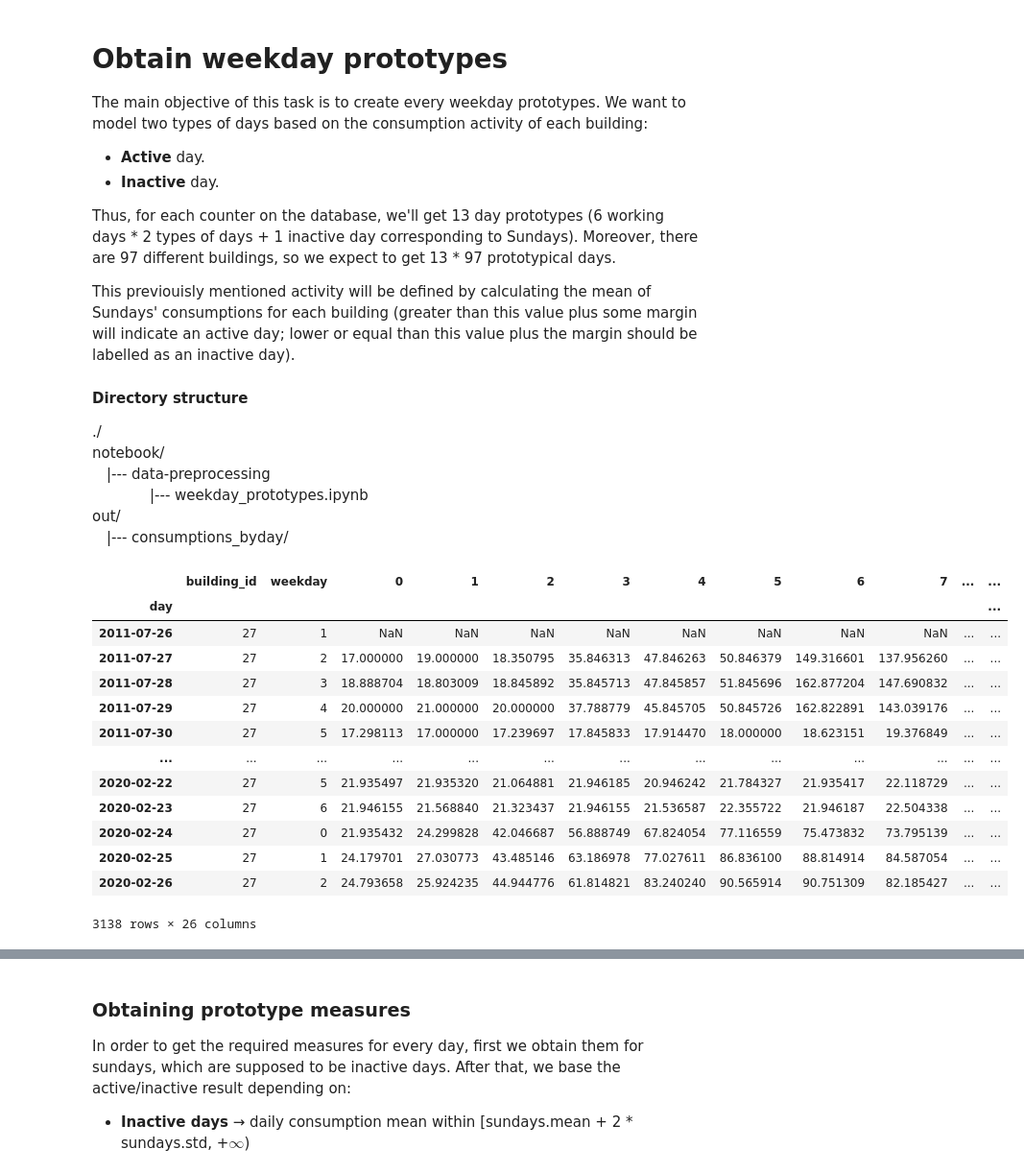
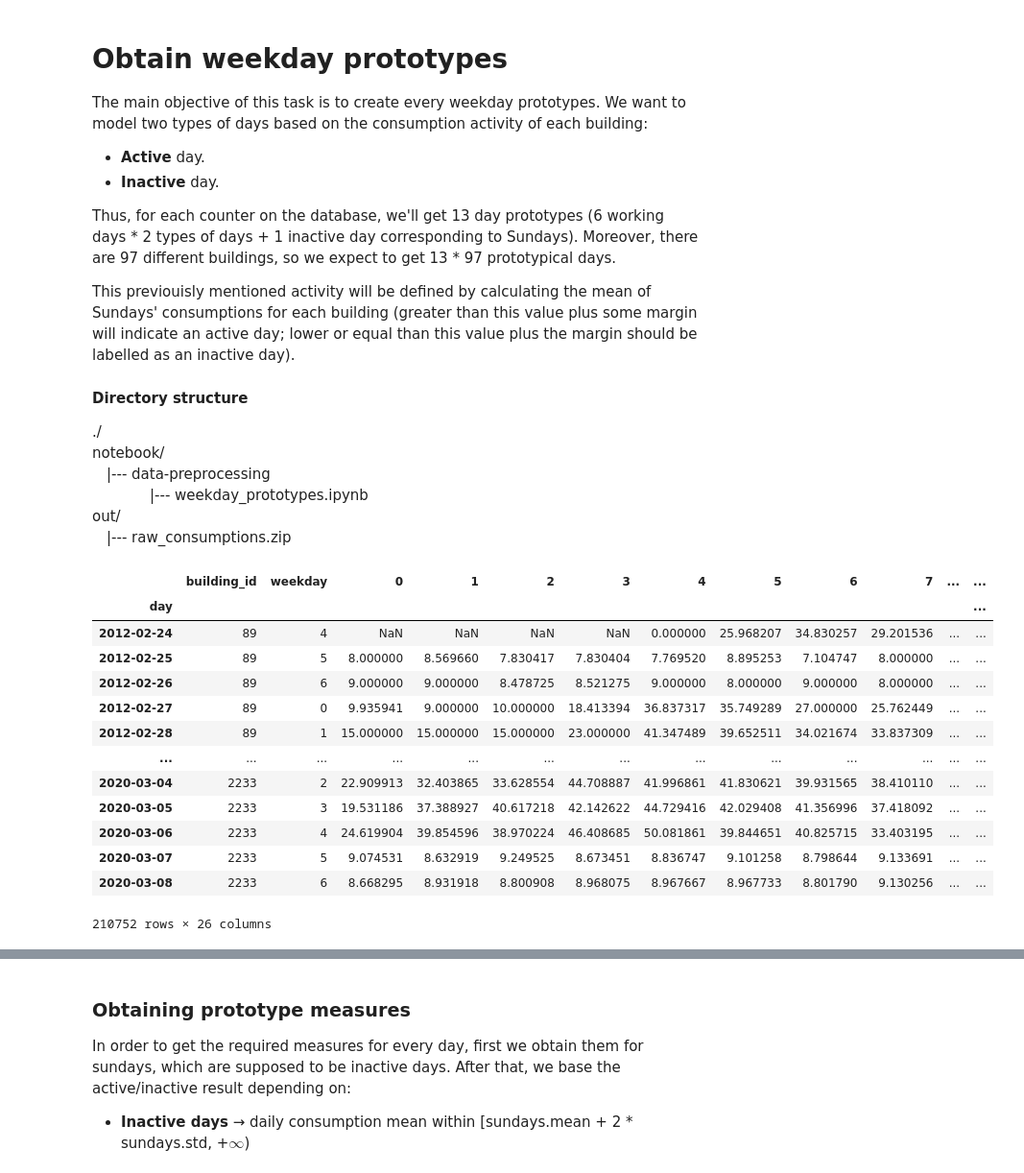
Before and after one commit to thmasker/DAntE, a Jupyter notebook: notebook/data-preprocessing/weekday_prototypes.ipynb, the cells around one changed output, grey strips where cells are left out. Shown: that part at 96% size. Cells and saved outputs as stored; diff of their text form; code cells hidden in the pictures.

```diff
--- a/notebook/data-preprocessing/weekday_prototypes.ipynb
+++ b/notebook/data-preprocessing/weekday_prototypes.ipynb
@@ -14,28 +14,28 @@ notebook/<br></br>
     &emsp;|--- data-preprocessing<br></br>
     &emsp;&emsp;&emsp;&emsp;|--- weekday_prototypes.ipynb<br></br>
 out/<br></br>
-    &emsp;|--- consumptions_byday/<br></br>
+    &emsp;|--- raw_consumptions.zip
 # %%
-CONS_PATH = 'C:/Users/thmas/OneDrive - Universidad de Castilla-La Mancha/Informática/TFG/out/consumptions_byday/'
+CONS_PATH = 'C:/Users/thmas/OneDrive - Universidad de Castilla-La Mancha/Informática/TFG/out/'
 # %%
 import pandas as pd
 # %%
 counter_id = 27 # Counter ID example
 
-raw_df = pd.read_pickle(CONS_PATH + 'counter_' + str(counter_id) + '_byDay.zip')
-raw_df
+raw = pd.read_pickle(CONS_PATH + 'raw_consumptions.zip')
+raw
 # %% [output]
 |  | building_id | weekday | 0 | 1 | 2 | 3 | 4 | 5 | 6 | 7 | ... | ... |
 | day |  |  |  |  |  |  |  |  |  |  |  | ... |
-| 2011-07-26 | 27 | 1 | NaN | NaN | NaN | NaN | NaN | NaN | NaN | NaN | ... | ... |
-| 2011-07-27 | 27 | 2 | 17.000000 | 19.000000 | 18.350795 | 35.846313 | 47.846263 | 50.846379 | 149.316601 | 137.956260 | ... | ... |
-| 2011-07-28 | 27 | 3 | 18.888704 | 18.803009 | 18.845892 | 35.845713 | 47.845857 | 51.845696 | 162.877204 | 147.690832 | ... | ... |
-| 2011-07-29 | 27 | 4 | 20.000000 | 21.000000 | 20.000000 | 37.788779 | 45.845705 | 50.845726 | 162.822891 | 143.039176 | ... | ... |
-| 2011-07-30 | 27 | 5 | 17.298113 | 17.000000 | 17.239697 | 17.845833 | 17.914470 | 18.000000 | 18.623151 | 19.376849 | ... | ... |
+| 2012-02-24 | 89 | 4 | NaN | NaN | NaN | NaN | 0.000000 | 25.968207 | 34.830257 | 29.201536 | ... | ... |
+| 2012-02-25 | 89 | 5 | 8.000000 | 8.569660 | 7.830417 | 7.830404 | 7.769520 | 8.895253 | 7.104747 | 8.000000 | ... | ... |
+| 2012-02-26 | 89 | 6 | 9.000000 | 9.000000 | 8.478725 | 8.521275 | 9.000000 | 8.000000 | 9.000000 | 8.000000 | ... | ... |
+| 2012-02-27 | 89 | 0 | 9.935941 | 9.000000 | 10.000000 | 18.413394 | 36.837317 | 35.749289 | 27.000000 | 25.762449 | ... | ... |
+| 2012-02-28 | 89 | 1 | 15.000000 | 15.000000 | 15.000000 | 23.000000 | 41.347489 | 39.652511 | 34.021674 | 33.837309 | ... | ... |
 | ... | ... | ... | ... | ... | ... | ... | ... | ... | ... | ... | ... | ... |
-| 2020-02-22 | 27 | 5 | 21.935497 | 21.935320 | 21.064881 | 21.946185 | 20.946242 | 21.784327 | 21.935417 | 22.118729 | ... | ... |
-| 2020-02-23 | 27 | 6 | 21.946155 | 21.568840 | 21.323437 | 21.946155 | 21.536587 | 22.355722 | 21.946187 | 22.504338 | ... | ... |
-| 2020-02-24 | 27 | 0 | 21.935432 | 24.299828 | 42.046687 | 56.888749 | 67.824054 | 77.116559 | 75.473832 | 73.795139 | ... | ... |
-| 2020-02-25 | 27 | 1 | 24.179701 | 27.030773 | 43.485146 | 63.186978 | 77.027611 | 86.836100 | 88.814914 | 84.587054 | ... | ... |
-| 2020-02-26 | 27 | 2 | 24.793658 | 25.924235 | 44.944776 | 61.814821 | 83.240240 | 90.565914 | 90.751309 | 82.185427 | ... | ... |
+| 2020-03-04 | 2233 | 2 | 22.909913 | 32.403865 | 33.628554 | 44.708887 | 41.996861 | 41.830621 | 39.931565 | 38.410110 | ... | ... |
+| 2020-03-05 | 2233 | 3 | 19.531186 | 37.388927 | 40.617218 | 42.142622 | 44.729416 | 42.029408 | 41.356996 | 37.418092 | ... | ... |
+| 2020-03-06 | 2233 | 4 | 24.619904 | 39.854596 | 38.970224 | 46.408685 | 50.081861 | 39.844651 | 40.825715 | 33.403195 | ... | ... |
+| 2020-03-07 | 2233 | 5 | 9.074531 | 8.632919 | 9.249525 | 8.673451 | 8.836747 | 9.101258 | 8.798644 | 9.133691 | ... | ... |
+| 2020-03-08 | 2233 | 6 | 8.668295 | 8.931918 | 8.800908 | 8.968075 | 8.967667 | 8.967733 | 8.801790 | 9.130256 | ... | ... |
-3138 rows × 26 columns
+210752 rows × 26 columns
```
Also changed, not shown: parts of 5 cells of this notebook, 3 other files.
